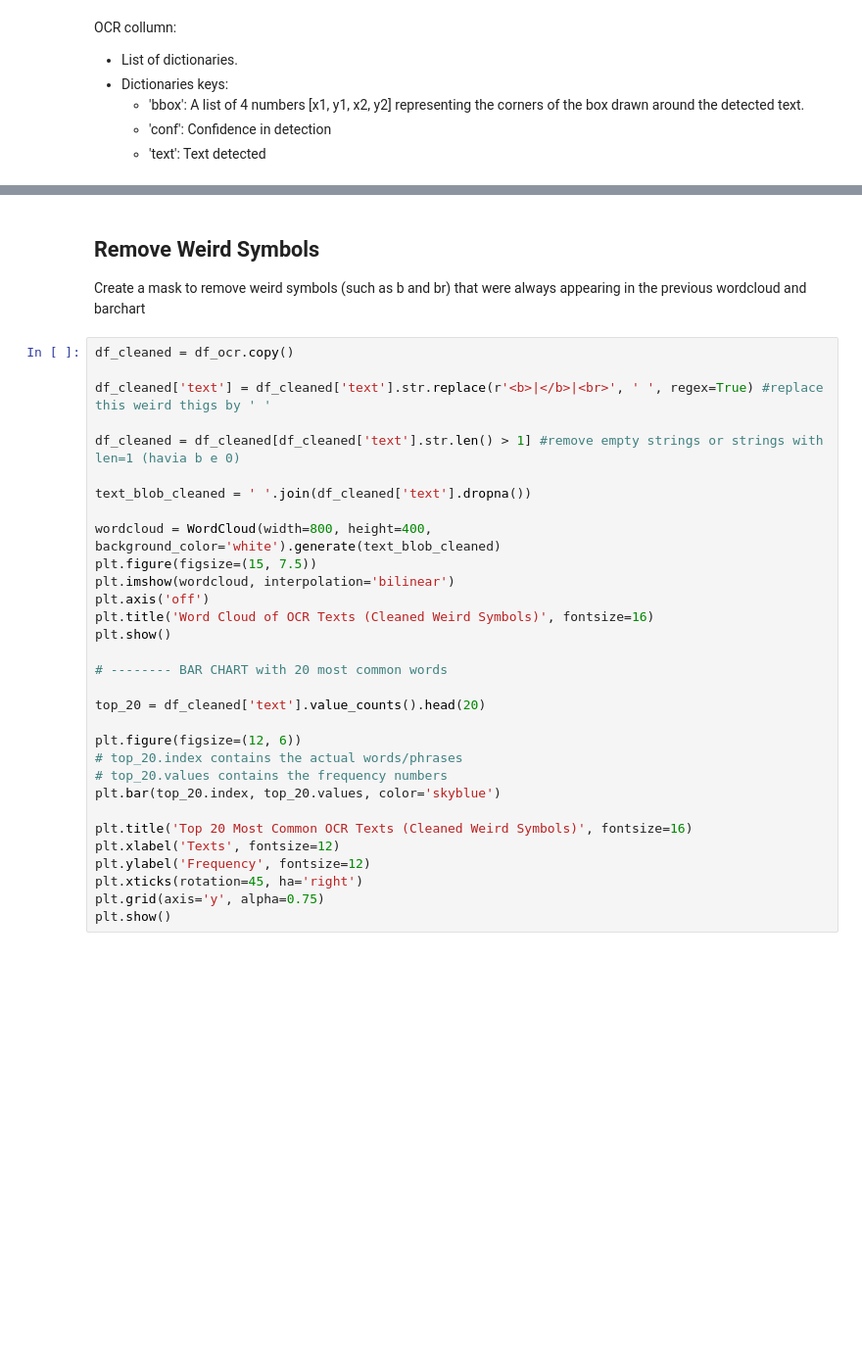
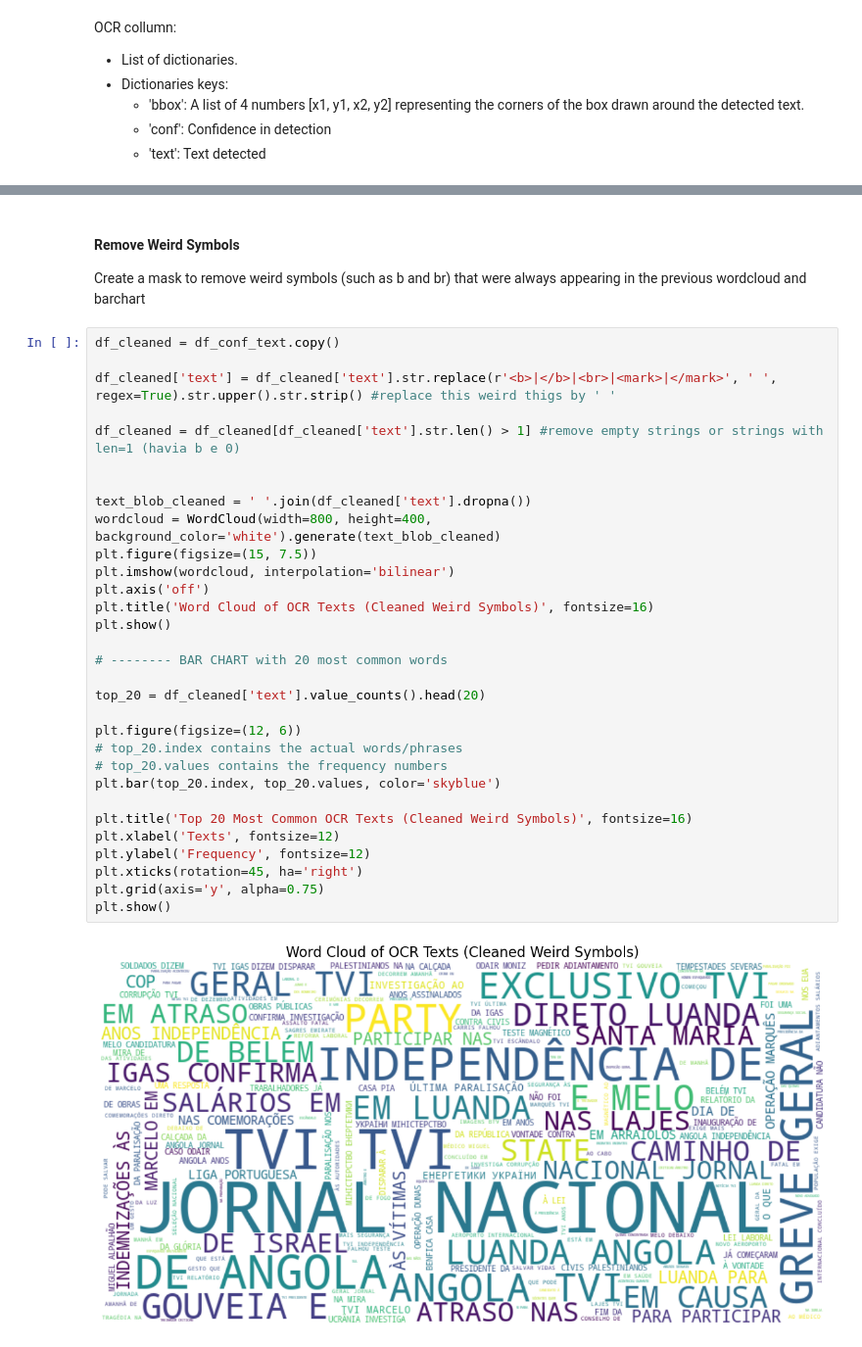
Before and after one commit to Dinisas/Big-Data, a Jupyter notebook: project_newcast_eda.ipynb, the cells around one changed output, grey strips where cells are left out. Shown at 98% size. Drawn from its saved outputs; the diff is of its cells as text; blank space fills up the shorter version.

```diff
--- a/project_newcast_eda.ipynb
+++ b/project_newcast_eda.ipynb
@@ -131,35 +202,37 @@ plt.show()
 # %% [markdown]
-## Remove Weird Symbols
+#### Remove Weird Symbols
 
 Create a mask to remove weird symbols (such as b and br) that were always appearing in the previous wordcloud and barchart
 # %%
-df_cleaned = df_ocr.copy()
+df_cleaned = df_conf_text.copy()
 
-df_cleaned['text'] = df_cleaned['text'].str.replace(r'<b>|</b>|<br>', ' ', regex=True) #replace this weird thigs by ' '
+df_cleaned['text'] = df_cleaned['text'].str.replace(r'<b>|</b>|<br>|<mark>|</mark>', ' ', regex=True).str.upper().str.strip() #replace this weird thigs by ' '
 
 df_cleaned = df_cleaned[df_cleaned['text'].str.len() > 1] #remove empty strings or strings with len=1 (havia b e 0)
 
+
 text_blob_cleaned = ' '.join(df_cleaned['text'].dropna())
-
 wordcloud = WordCloud(width=800, height=400, background_color='white').generate(text_blob_cleaned)
 plt.figure(figsize=(15, 7.5))
 plt.imshow(wordcloud, interpolation='bilinear')
 plt.axis('off')
 plt.title('Word Cloud of OCR Texts (Cleaned Weird Symbols)', fontsize=16)
 plt.show()
 
 # -------- BAR CHART with 20 most common words
 
 top_20 = df_cleaned['text'].value_counts().head(20)
 
 plt.figure(figsize=(12, 6))
 # top_20.index contains the actual words/phrases
 # top_20.values contains the frequency numbers
 plt.bar(top_20.index, top_20.values, color='skyblue')
 
 plt.title('Top 20 Most Common OCR Texts (Cleaned Weird Symbols)', fontsize=16)
 plt.xlabel('Texts', fontsize=12)
 plt.ylabel('Frequency', fontsize=12)
 plt.xticks(rotation=45, ha='right')
 plt.grid(axis='y', alpha=0.75)
 plt.show()
+# %% [output]
+[figure, added]
```
Also changed, not shown: parts of 23 cells of this notebook.
